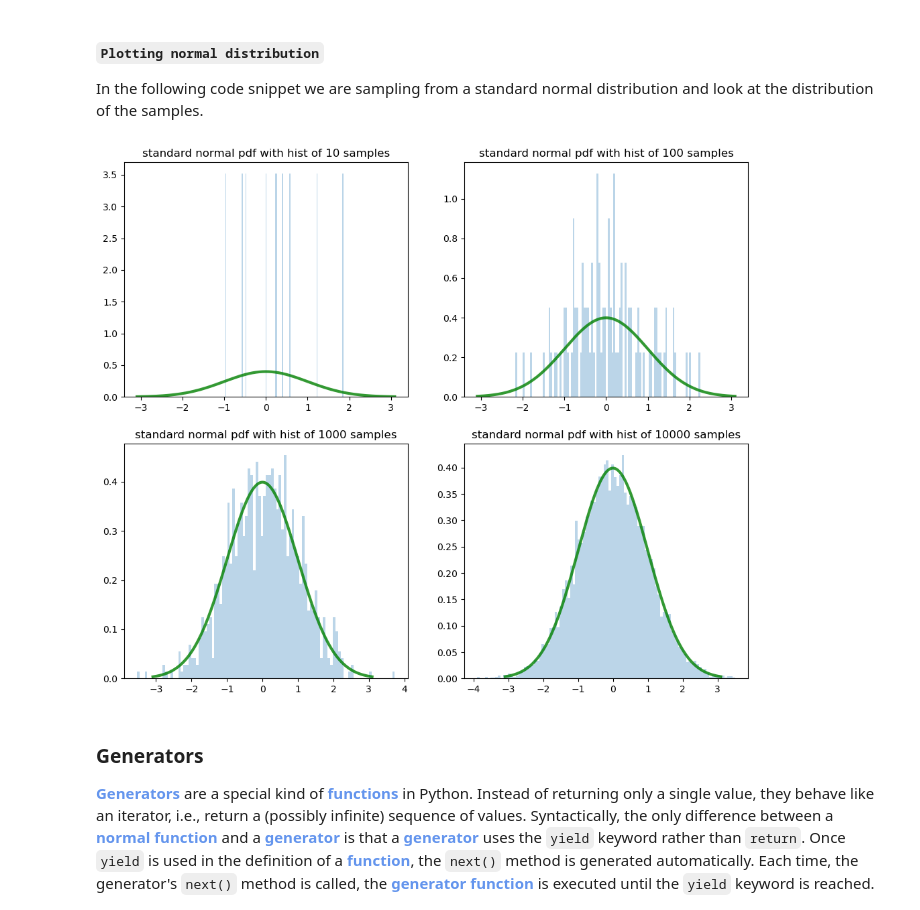
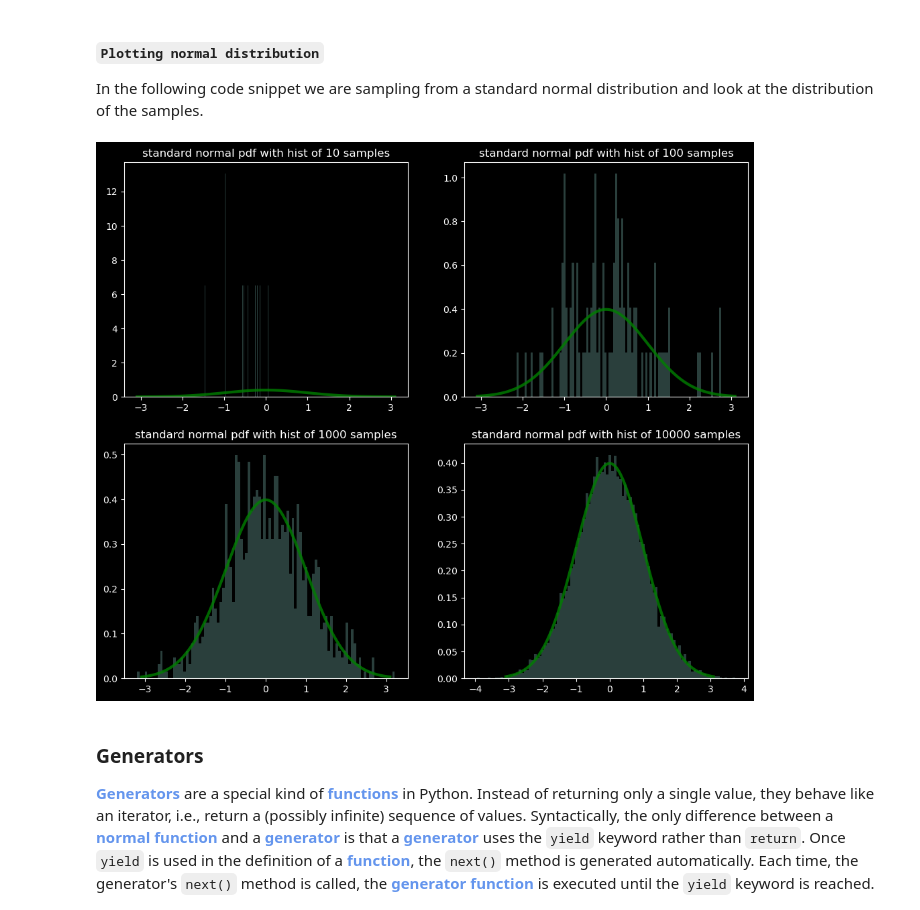
Before and after one commit to christiang7/Maschinelles-Lernen-I, a Jupyter notebook: Lab10_Bayesian_Learning/Lab10_Bayesian_Learning.ipynb, the cells around one changed output. Saved outputs shown, nothing was run; the diff lists cells and outputs as text; code cells hidden in the pictures.

```diff
--- a/Lab10_Bayesian_Learning/Lab10_Bayesian_Learning.ipynb
+++ b/Lab10_Bayesian_Learning/Lab10_Bayesian_Learning.ipynb
@@ -45,24 +45,25 @@ In the following code snippet we are sampling from a standard normal distributio
 # %%
 a = norm(loc=0, scale=1)
 
+plt.style.use('dark_background')
 # this creates a grid of 2x2 plots
 # axes is then a 2x2 np.ndarray
 fig, axes = plt.subplots(2, 2, figsize=(12, 10))
 
 # sample 1000 points from the 0.01 percentile to 0.99 percentile
 x = np.linspace(norm.ppf(0.001), norm.ppf(0.999), 1000)
 
 num_samples = [10, 100, 1000, 10000]
 # we go through the axes one by one, need to make the 2x2 matrix linear before
 for i, ax in enumerate(axes.reshape(4)):
     normal_dist = norm(loc=0, scale=1)
     ax.plot(x, normal_dist.pdf(x), 'g', lw=3, alpha=.8)
 
     ys = normal_dist.rvs(size=num_samples[i])
     ax.hist(ys, density=True, bins=100, histtype="stepfilled", alpha=0.3)
     ax.set_title('standard normal pdf with hist of {} samples'.format(num_samples[i]))
 # %% [output]
-[figure, old version]
+[figure, new version]
 # %% [markdown]
 ### Generators
 <b style="color:cornflowerblue">Generators</b> are a special kind of <b style="color:cornflowerblue">functions</b> in Python. Instead of returning only a single value, they behave like an iterator, i.e.,  return a (possibly infinite) sequence of values. Syntactically, the only difference between a <b style="color:cornflowerblue">normal function</b> and a <b style="color:cornflowerblue">generator</b> is that a <b style="color:cornflowerblue">generator</b> uses the `yield` keyword rather than `return`. Once `yield` is used in the definition of a <b style="color:cornflowerblue">function</b>,  the `next()` method is generated automatically. Each time, the generator's `next()` method is called, the <b style="color:cornflowerblue">generator function</b> is executed until the `yield` keyword is reached. Similar to `return`, it returns the value given as parameter. If the generator is told to generate more values (using `next()`), the execution continues from the point of the last call of `yield`. Typically, `yield` is inside a (usually infinite) loop.  As an example, we write a generator that generates the natural numbers ${\color{Sienna}\mathbb{N}}_0$, i.e. $0, 1, 2, \dots$.
```
Also changed, not shown: parts of 9 cells of this notebook, 3 other files.
